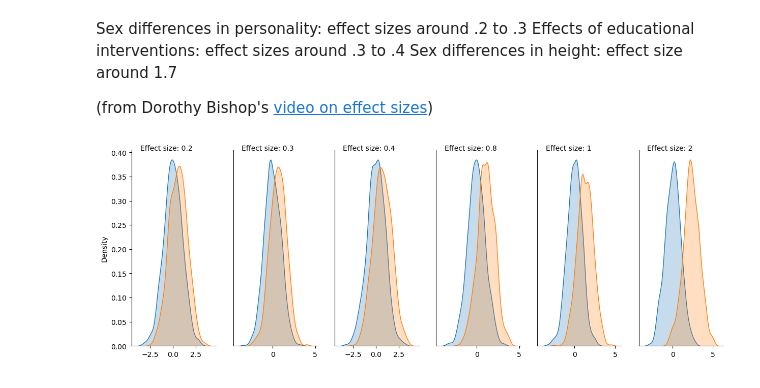
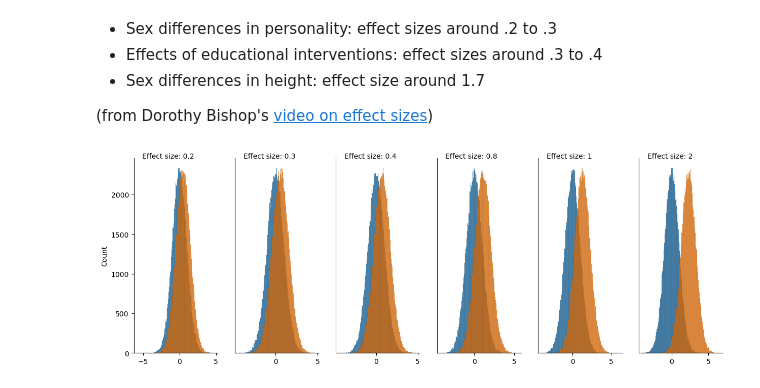
Before and after one commit to ethanweed/ExPsyLing, a Jupyter notebook: Notebooks/Lecture-10_Simulation2.ipynb, the cells around one changed output. Drawn from its saved outputs; the diff is of its cells as text; code cells hidden in the pictures.

```diff
--- a/Notebooks/Lecture-10_Simulation2.ipynb
+++ b/Notebooks/Lecture-10_Simulation2.ipynb
@@ -69,27 +78,26 @@ for i in range(experiments):
 # %% [markdown]
-Sex differences in personality: effect sizes around .2 to .3
-Effects of educational interventions: effect sizes around .3 to .4
-Sex differences in height: effect size around 1.7
+- Sex differences in personality: effect sizes around .2 to .3
+- Effects of educational interventions: effect sizes around .3 to .4
+- Sex differences in height: effect size around 1.7
 
 (from Dorothy Bishop's [video on effect sizes](https://youtu.be/ovHzFVzJyQg?si=MY4-6MF6Ln2lxyNL&t=247))
 # %%
-n = 1000
+n = 100000
 mean1 = 0
 sd = 1
 
 effect_sizes = [0.2, 0.3, 0.4, 0.8, 1, 2]
 
 fig, axes = plt.subplots(1, len(effect_sizes), figsize=(15, 5))
 
 for i in range(len(effect_sizes)):
    group1 = np.random.normal(loc = mean1, scale = sd, size = n)
    group2 = np.random.normal(loc = effect_sizes[i] + effect_size, scale = sd, size = n)
-   #df = pd.DataFrame({'Group1': group1, 'Group2': group2}).melt(var_name = 'Group', value_name = 'Scores')
-   sns.kdeplot(group1, ax = axes[i], fill = True)
-   sns.kdeplot(group2, ax = axes[i], fill = True)
+   sns.histplot(group1, ax = axes[i])
+   sns.histplot(group2, ax = axes[i])
    sns.despine()
    axes[i].text(0.1, 1, 'Effect size: ' + str(effect_sizes[i]), transform=axes[i].transAxes)
    if i > 0:
       axes[i].get_yaxis().set_visible(False)
 # %% [output]
-[figure, old version]
+[figure, new version]
```
Also changed, not shown: parts of 15 cells of this notebook, 1 other file.
